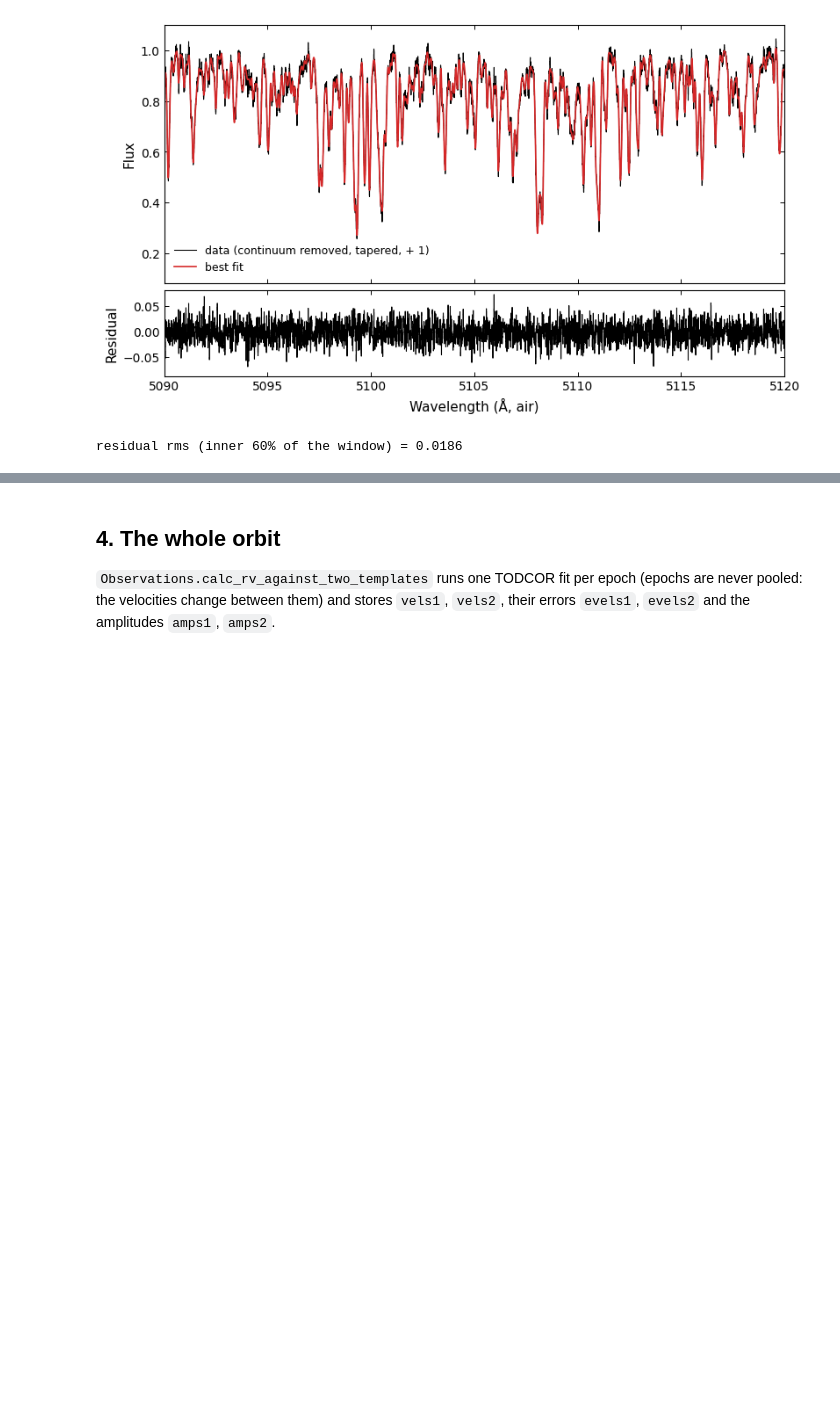
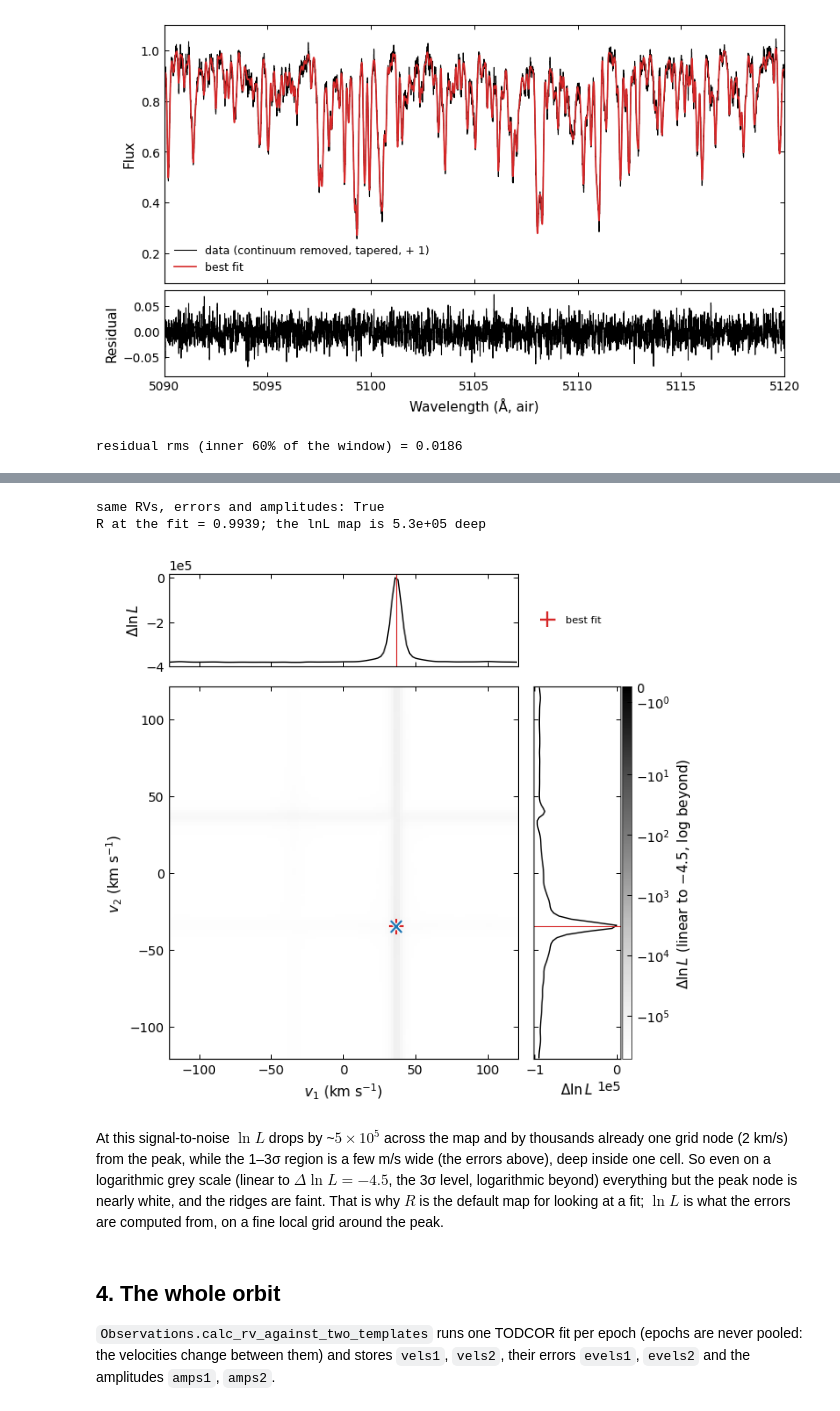
Before and after one commit to SPARTA-dev/SPARTA, a Jupyter notebook: examples/03_double_lined_todcor.ipynb, the cells around one changed output, grey strips where cells are left out. Saved outputs shown, nothing was run; the diff lists cells and outputs as text; code cells hidden in the pictures; blank space fills up the shorter version.

```diff
--- a/examples/03_double_lined_todcor.ipynb
+++ b/examples/03_double_lined_todcor.ipynb
@@ -142,3 +149,24 @@ residual rms (inner 60% of the window) = 0.0186
+# %%
+fit_lnl = CCF2d().cross_correlate(obs.spec_list[k], t1, t2, dv=0.3, vel_bound=120, dvel=2.0,
+                                  alpha=0.3, continuum=1.0, output="loglike")
+keys = ("RV1", "RV2", "eRV1", "eRV2", "a1_best", "a2_best")
+print("same RVs, errors and amplitudes:", all(fit_lnl.Corr2d[q] == r[q] for q in keys))
+print(f"R at the fit = {r['R_best']:.4f}; the lnL map is {np.ptp(r['logL_profile']):.1e} deep")
+
+fig = fit_lnl.plot()
+mark_truth(fig.axes[0], v1_true[k], v2_true[k])
+plt.show()
+# %% [output]
+same RVs, errors and amplitudes: True
+R at the fit = 0.9939; the lnL map is 5.3e+05 deep
+[figure, added]
+# %% [markdown]
+At this signal-to-noise $\ln L$ drops by ~$5\times10^5$ across the map and by thousands already one
+grid node (2 km/s) from the peak, while the 1–3σ region is a few m/s wide (the errors above), deep
+inside one cell. So even on a logarithmic grey scale (linear to $\Delta\ln L = -4.5$, the 3σ
+level, logarithmic beyond) everything but the peak node is nearly white, and the ridges are faint.
+That is why $R$ is the default map for looking at a fit; $\ln L$ is what the errors are computed
+from, on a fine local grid around the peak.
 # %% [markdown]
 ## 4. The whole orbit
 
```
Also changed, not shown: parts of 6 cells of this notebook, 24 other files.
